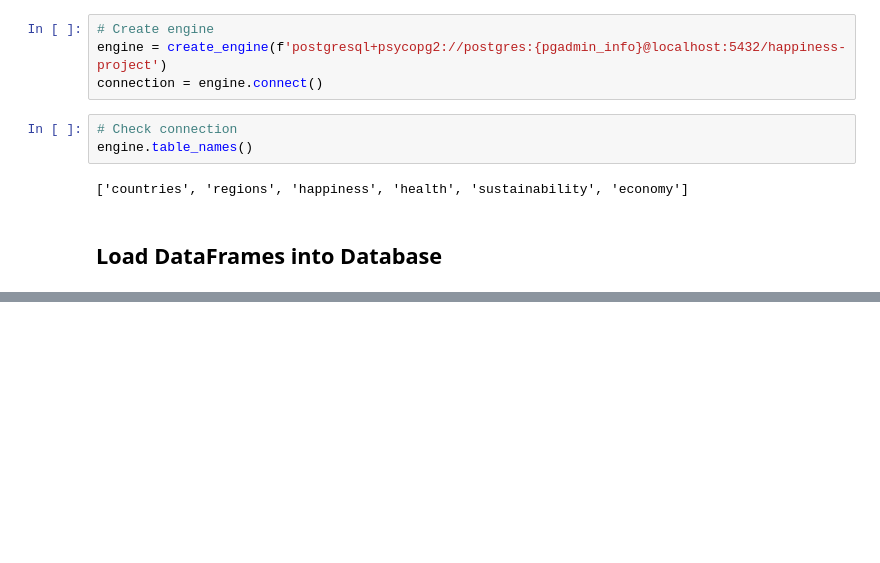
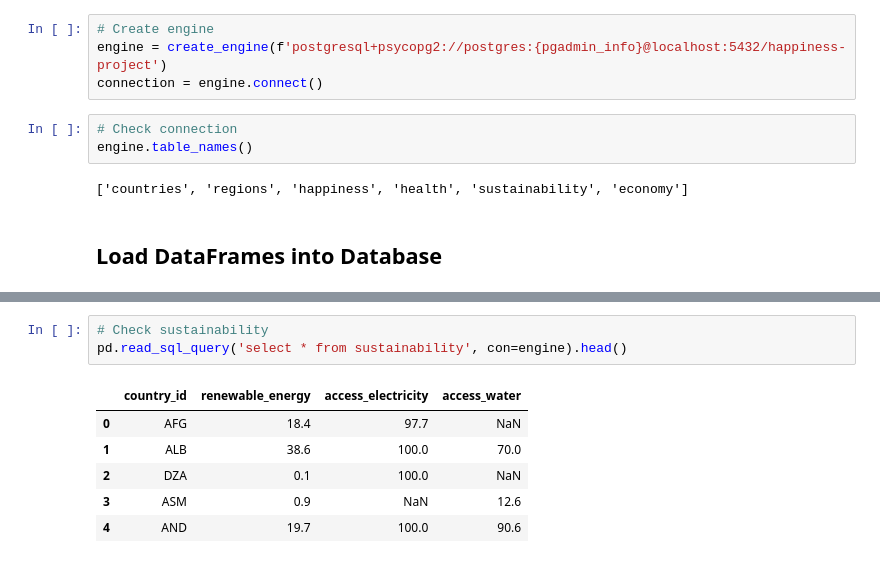
Before and after one commit to verocastillo/happiness-database, a Jupyter notebook: jupyter/main_notebook.ipynb, the cells around one changed output, grey strips where cells are left out. Drawn from its saved outputs; the diff is of its cells as text; blank space fills up the shorter version.

```diff
--- a/jupyter/main_notebook.ipynb
+++ b/jupyter/main_notebook.ipynb
@@ -204,0 +242,10 @@ DETAIL:  Key (country_id)=(AFG) already exists.
+# %%
+# Check sustainability
+pd.read_sql_query('select * from sustainability', con=engine).head()
+# %% [output]
+|  | country_id | renewable_energy | access_electricity | access_water |
+| 0 | AFG | 18.4 | 97.7 | NaN |
+| 1 | ALB | 38.6 | 100.0 | 70.0 |
+| 2 | DZA | 0.1 | 100.0 | NaN |
+| 3 | ASM | 0.9 | NaN | 12.6 |
+| 4 | AND | 19.7 | 100.0 | 90.6 |
```
Also changed, not shown: parts of 8 cells of this notebook, 1 other file.
